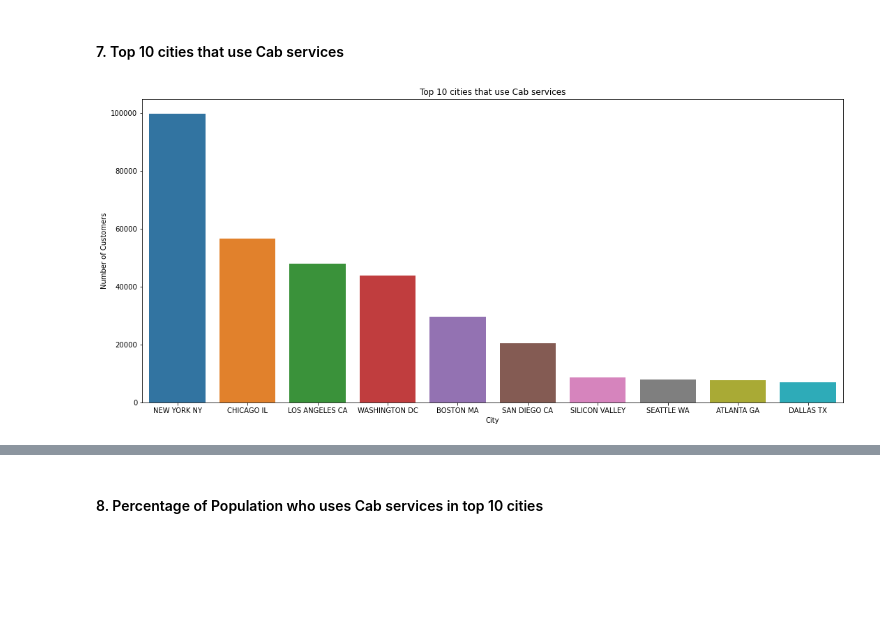
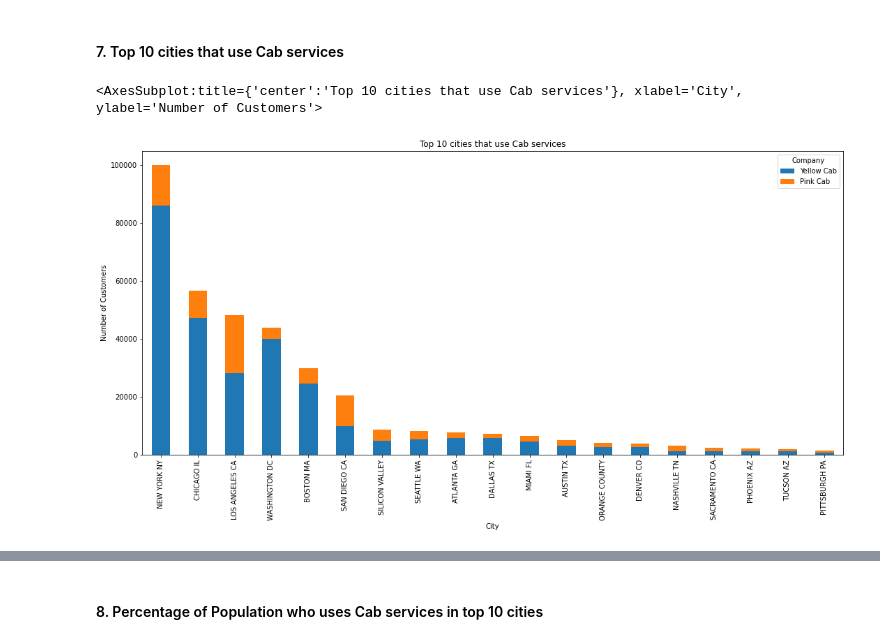
Before and after one commit to tony1523/Data-Glacier, a Jupyter notebook: Week 2/Insight for Cab Investment firm.ipynb, the cells around one changed output, grey strips where cells are left out. Drawn from its saved outputs; the diff is of its cells as text; code cells hidden in the pictures; blank space fills up the shorter version.

```diff
--- a/Week 2/Insight for Cab Investment firm.ipynb
+++ b/Week 2/Insight for Cab Investment firm.ipynb
@@ -338,17 +338,13 @@ plt.show()
 Most customers travel between 10 to 40 KM.
 # %% [markdown]
 #### 7. Top 10 cities that use Cab services
-# %%
-city = df.groupby('City')['City'].count().sort_values(ascending= False).head(10)
-
-labels = city.index
-values = city.values
-
-plt.figure(figsize=(18,8))
-sns.barplot(x=labels, y=values)
-plt.title('Top 10 cities that use Cab services')
-plt.ylabel('Number of Customers')
-plt.xlabel('City')
-plt.show()
-# %% [output]
-[figure, removed]
+# %%
+city = df.groupby(['City','Company'])['City'].count().unstack('Company')
+city['Total']= city['Pink Cab'] + city['Yellow Cab']
+city= city.sort_values('Total',ascending=False)
+
+city[['Yellow Cab','Pink Cab']].plot(kind='bar', stacked=True,xlabel='City',
+ylabel='Number of Customers',title='Top 10 cities that use Cab services',figsize=[18,8])
+# %% [output]
+<AxesSubplot:title={'center':'Top 10 cities that use Cab services'}, xlabel='City', ylabel='Number of Customers'>
+[figure, added]
```
Also changed, not shown: parts of 7 cells of this notebook.
